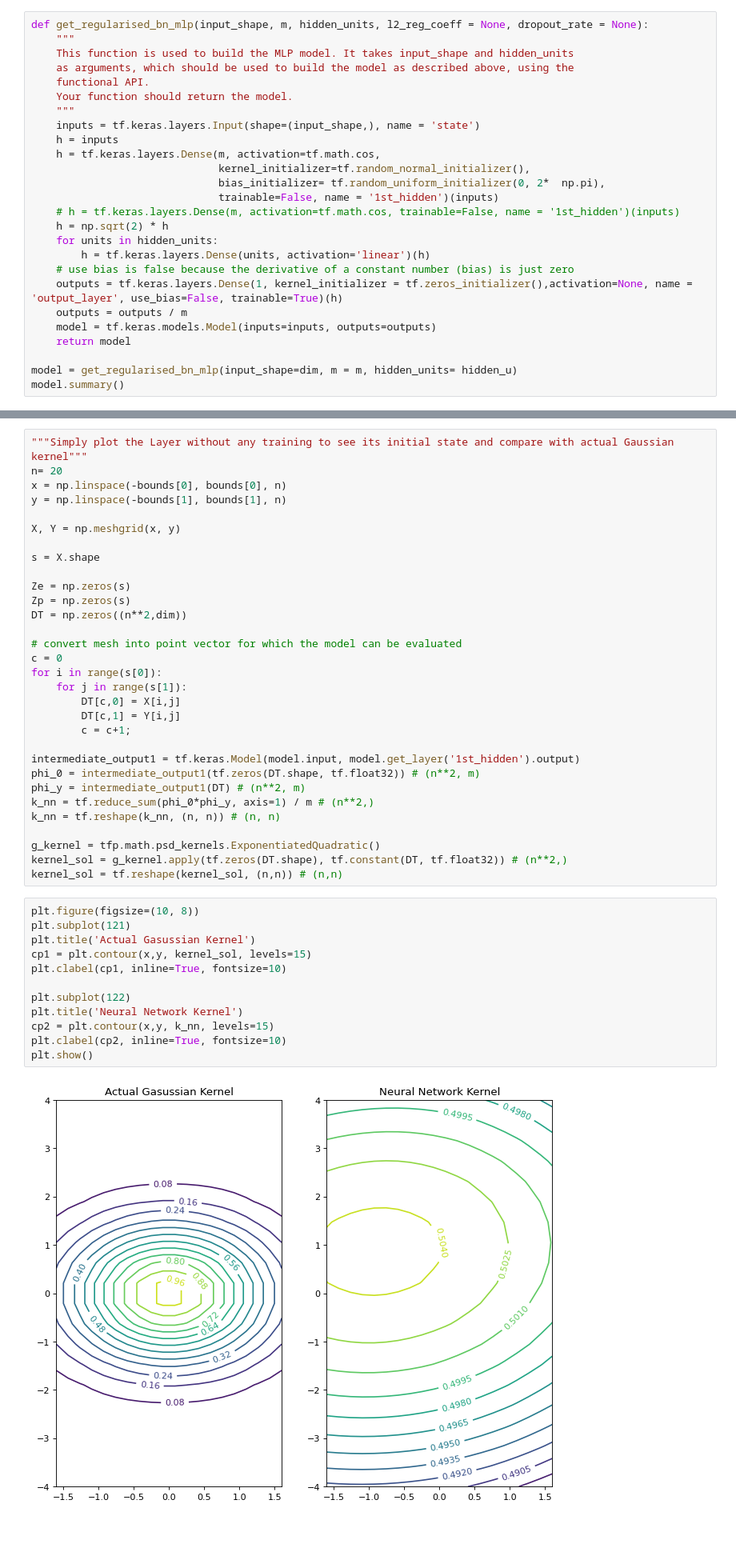
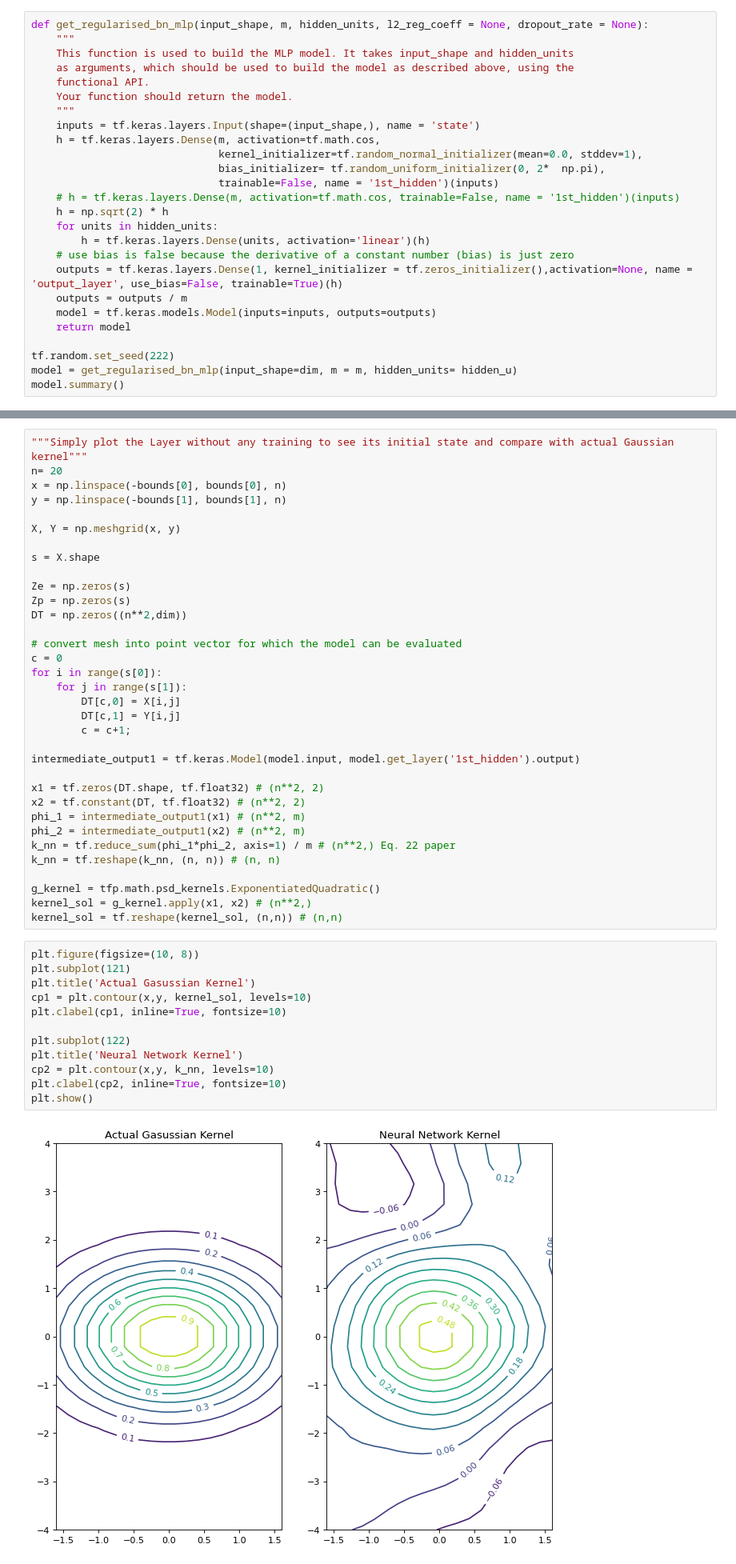
Before and after one commit to kyrxanthos/NN_dynamical_systems, a Jupyter notebook: Lya_model 4.ipynb, the cells around one changed output, grey strips where cells are left out. Shown: that part at 80% size. Cells and saved outputs as stored; diff of their text form; blank space fills up the shorter version.

```diff
--- a/Lya_model 4.ipynb
+++ b/Lya_model 4.ipynb
@@ -56,9 +56,8 @@ def get_regularised_bn_mlp(input_shape, m, hidden_units, l2_reg_coeff = None, dr
     Your function should return the model.
     """
     inputs = tf.keras.layers.Input(shape=(input_shape,), name = 'state')
-    h = inputs
     h = tf.keras.layers.Dense(m, activation=tf.math.cos,
-                              kernel_initializer=tf.random_normal_initializer(),
+                              kernel_initializer=tf.random_normal_initializer(mean=0.0, stddev=1),
                               bias_initializer= tf.random_uniform_initializer(0, 2*  np.pi),
                               trainable=False, name = '1st_hidden')(inputs)
     # h = tf.keras.layers.Dense(m, activation=tf.math.cos, trainable=False, name = '1st_hidden')(inputs)
@@ -71,6 +70,7 @@ def get_regularised_bn_mlp(input_shape, m, hidden_units, l2_reg_coeff = None, dr
     model = tf.keras.models.Model(inputs=inputs, outputs=outputs)
     return model
 
+tf.random.set_seed(222)
 model = get_regularised_bn_mlp(input_shape=dim, m = m, hidden_units= hidden_u)
 model.summary()
 # %% [output]
@@ -114,28 +114,31 @@ for i in range(s[0]):
         c = c+1;
 
 intermediate_output1 = tf.keras.Model(model.input, model.get_layer('1st_hidden').output)
-phi_0 = intermediate_output1(tf.zeros(DT.shape, tf.float32)) # (n**2, m)
-phi_y = intermediate_output1(DT) # (n**2, m)
-k_nn = tf.reduce_sum(phi_0*phi_y, axis=1) / m # (n**2,)
+
+x1 = tf.zeros(DT.shape, tf.float32) # (n**2, 2)
+x2 = tf.constant(DT, tf.float32) # (n**2, 2)
+phi_1 = intermediate_output1(x1) # (n**2, m)
+phi_2 = intermediate_output1(x2) # (n**2, m)
+k_nn = tf.reduce_sum(phi_1*phi_2, axis=1) / m # (n**2,) Eq. 22 paper
 k_nn = tf.reshape(k_nn, (n, n)) # (n, n)
 
 g_kernel = tfp.math.psd_kernels.ExponentiatedQuadratic()
-kernel_sol = g_kernel.apply(tf.zeros(DT.shape), tf.constant(DT, tf.float32)) # (n**2,)
+kernel_sol = g_kernel.apply(x1, x2) # (n**2,)
 kernel_sol = tf.reshape(kernel_sol, (n,n)) # (n,n)
 # %%
 plt.figure(figsize=(10, 8))
 plt.subplot(121)
 plt.title('Actual Gasussian Kernel')
-cp1 = plt.contour(x,y, kernel_sol, levels=15)
+cp1 = plt.contour(x,y, kernel_sol, levels=10)
 plt.clabel(cp1, inline=True, fontsize=10)
 
 plt.subplot(122)
 plt.title('Neural Network Kernel')
-cp2 = plt.contour(x,y, k_nn, levels=15)
+cp2 = plt.contour(x,y, k_nn, levels=10)
 plt.clabel(cp2, inline=True, fontsize=10)
 plt.show()
 # %% [output]
-[figure, old version]
+[figure, new version]
 # %%
 train_dataset_raw = tf.data.Dataset.from_tensor_slices((data_points, input_RHS))
 train_dataset_raw = train_dataset_raw.batch(batch_n)
```
Also changed, not shown: parts of 7 cells of this notebook.
